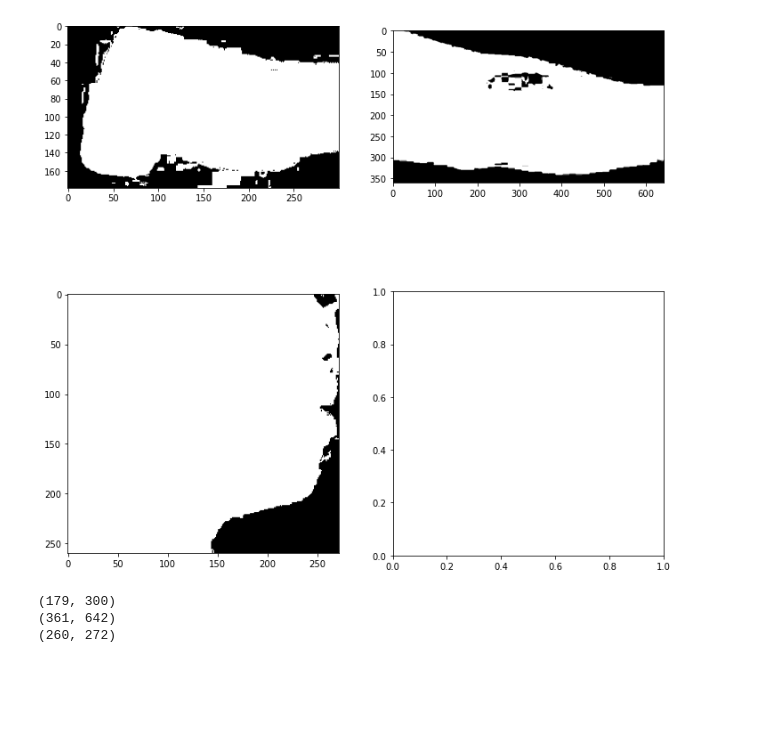
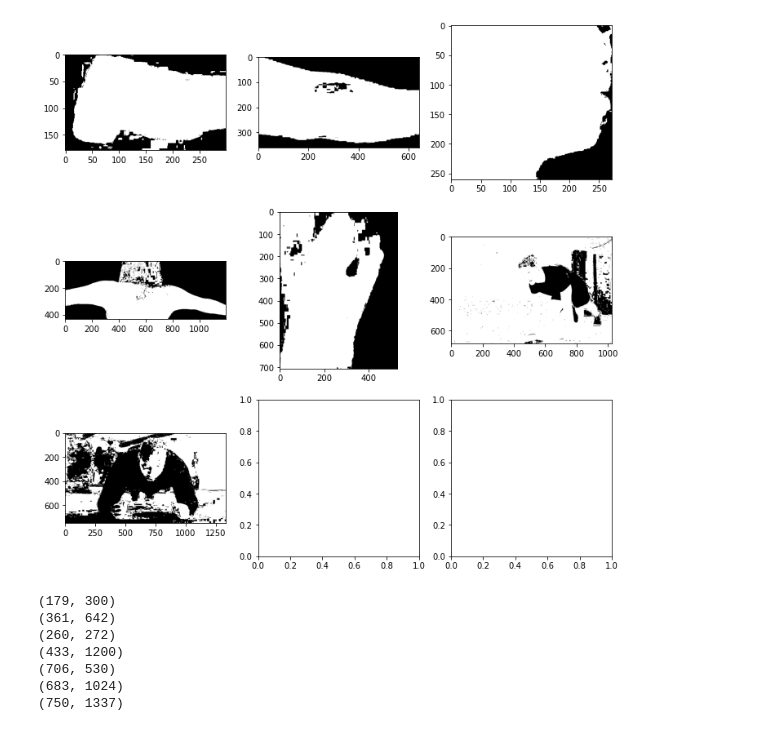
Before and after one commit to zachary-obrien/BurnEstimation, a Jupyter notebook: skin_detection.ipynb, the cells around one changed output. Drawn from its saved outputs; the diff is of its cells as text; code cells hidden in the pictures; blank space fills up the shorter version.

```diff
--- a/skin_detection.ipynb
+++ b/skin_detection.ipynb
@@ -12,21 +12,22 @@ def import_image_folder(img_folder):
     images = glob.glob(img_folder + "*.jpg")
     return images
 
-def get_skin(input_image, min_h=0, max_h=50):
+def get_skin(input_image, min_h=0, max_h=50, min_i=0,  max_i=1000):
     hsi_image = cv2.cvtColor(input_image, cv2.COLOR_RGB2HLS)
     output_shape = list(hsi_image.shape[0:2])
     empty_image = np.zeros(tuple(output_shape), dtype='uint16')
     for row in range(0,hsi_image.shape[0]):
         for col in range(0,hsi_image.shape[1]):
-            if hsi_image[row,col,0] > min_h and hsi_image[row,col,0] < max_h:
+            #print(hsi_image[row, col, 2])
+            if hsi_image[row,col,0] > min_h and hsi_image[row,col,0] < max_h\
+                    and hsi_image[row, col, 1] > min_i and hsi_image[row, col, 1] < max_i:
                 empty_image[row,col] = 1
 
     #restored_img = cv2.cvtColor(empty_image, cv2.COLOR_HLS2RGB)
     return empty_image
 # %%
-img = cv2.imread('./BurnDemo3.jpg')
+img = cv2.imread('./BurnDemo7.jpg')
 RGB_img = cv2.cvtColor(img, cv2.COLOR_BGR2RGB)
-tmp_hsi_image = cv2.cvtColor(RGB_img, cv2.COLOR_RGB2HLS)
 plt.imshow(RGB_img)
 # %% [output]
 <matplotlib.image.AxesImage at 0x...>
@@ -48,7 +49,7 @@ for image_name in image_list:
     converted_images.append(get_skin(RGB_img, max_h=25))
 # %%
 #originals
-_, axs = plt.subplots(2, 2, figsize=(12, 12))
+_, axs = plt.subplots(3, 3, figsize=(12, 12))
 axs = axs.flatten()
 for img, ax in zip(og_images, axs):
     ax.imshow(img)
@@ -58,12 +59,12 @@ plt.show()
 # %%
 #skin
-_, axs = plt.subplots(2, 2, figsize=(12, 12))
+_, axs = plt.subplots(3, 3, figsize=(12, 12))
 axs = axs.flatten()
 for img, ax in zip(converted_images, axs):
     ax.imshow(img, cmap='gray')
 plt.show()
 # %% [output]
-[figure, old version]
+[figure, new version]
 # %%
 # def erode_and_dilate(image):
 #     # Erosion and dilation to remove artifacts and fill
@@ -98,5 +99,9 @@ for index, image in enumerate(converted_images):
 (179, 300)
 (361, 642)
 (260, 272)
+(433, 1200)
+(706, 530)
+(683, 1024)
+(750, 1337)
 # %%
 #skin
```
Also changed, not shown: parts of 4 cells of this notebook, 4 other files.
